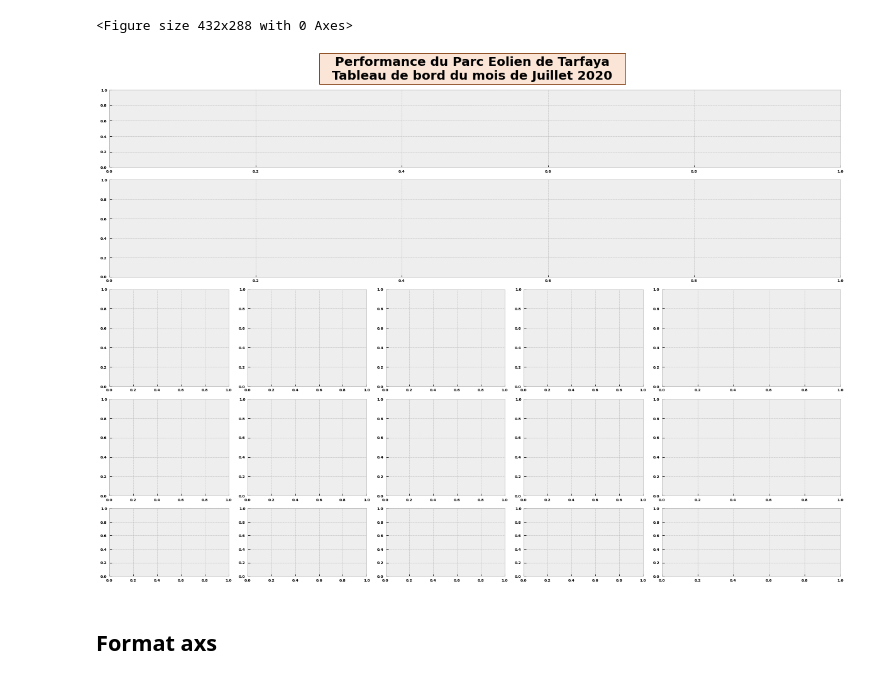
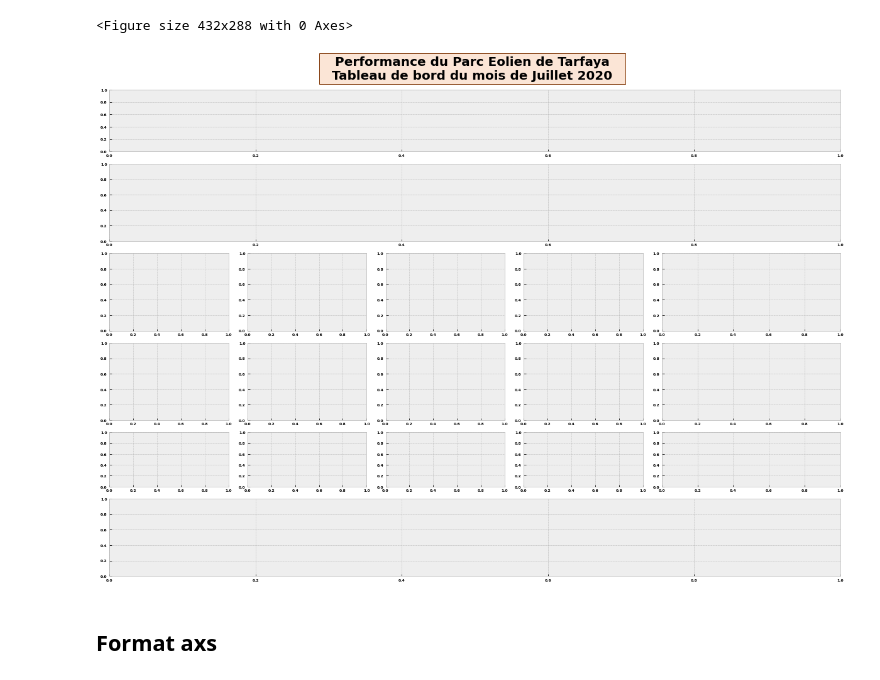
Before and after one commit to capem/TB-Performance, a Jupyter notebook: performance.ipynb, the cells around one changed output. Cells and saved outputs as stored; diff of their text form; code cells hidden in the pictures.

```diff
--- a/performance.ipynb
+++ b/performance.ipynb
@@ -471,9 +471,9 @@ plt.rcParams['xtick.labelsize'] = 6
 plt.rcParams['ytick.labelsize'] = 6
 
 
-heights = [0.8, 1, 1, 1, 0.7]
+heights = [0.8, 1, 1, 1, 0.7, 1]
 widths = [1, 1, 1, 1, 1.5]
-gs = fig.add_gridspec(5, 5, height_ratios=heights, width_ratios=widths)
+gs = fig.add_gridspec(6, 5, height_ratios=heights, width_ratios=widths)
 
 
 ax1 = fig.add_subplot(gs[0, :])
@@ -490,34 +490,37 @@ ax5 = fig.add_subplot(gs[2, 2])
 ax6 = fig.add_subplot(gs[2, 3])
 
 ax7 = fig.add_subplot(gs[2, 4])
 
 ax8 = fig.add_subplot(gs[3, 0])
 
 ax9 = fig.add_subplot(gs[3, 1])
 
 ax10 = fig.add_subplot(gs[3, 2])
 
 ax11 = fig.add_subplot(gs[3, 3])
 
 ax12 = fig.add_subplot(gs[3, 4])
 
 ax13 = fig.add_subplot(gs[4, 0])
 
 ax14 = fig.add_subplot(gs[4, 1])
 
 ax15 = fig.add_subplot(gs[4, 2])
 
 ax16 = fig.add_subplot(gs[4, 3])
 
 ax17 = fig.add_subplot(gs[4, 4])
 
+ax18 = fig.add_subplot(gs[5, :])
+
+
 fig.suptitle('   Performance du Parc Eolien de Tarfaya   \n Tableau de bord du mois de Juillet 2020 ',
              fontsize=20, fontweight='heavy', fontstretch='ultra-expanded',
              bbox=dict(facecolor='#fbe5d6', edgecolor='#843c0c', linewidth=1))
 
 fig.set_size_inches(16.5, 11.7)
 # %% [output]
-[figure, old version]
+[figure, new version]
 # %% [markdown]
 ## Format axs
 # %%
```
Also changed, not shown: parts of 11 cells of this notebook, 1 other file.
